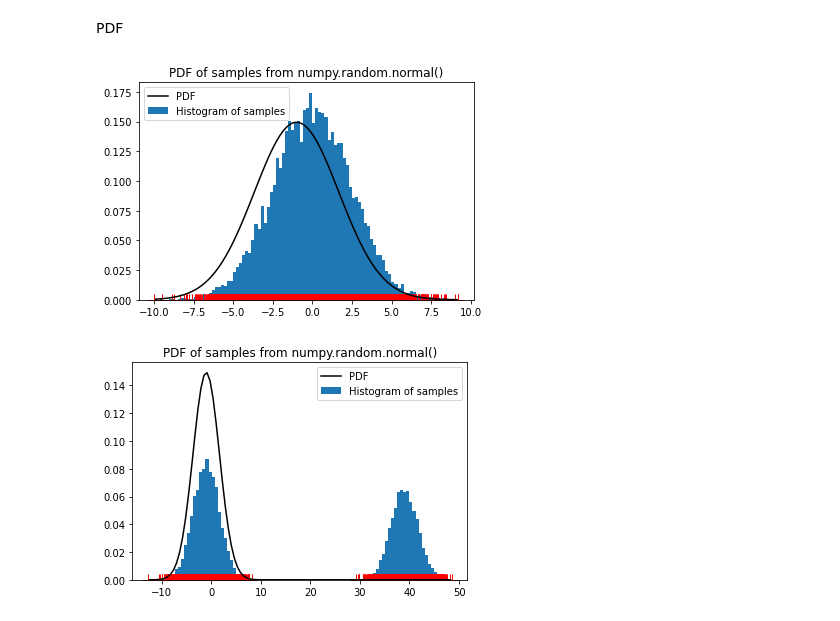
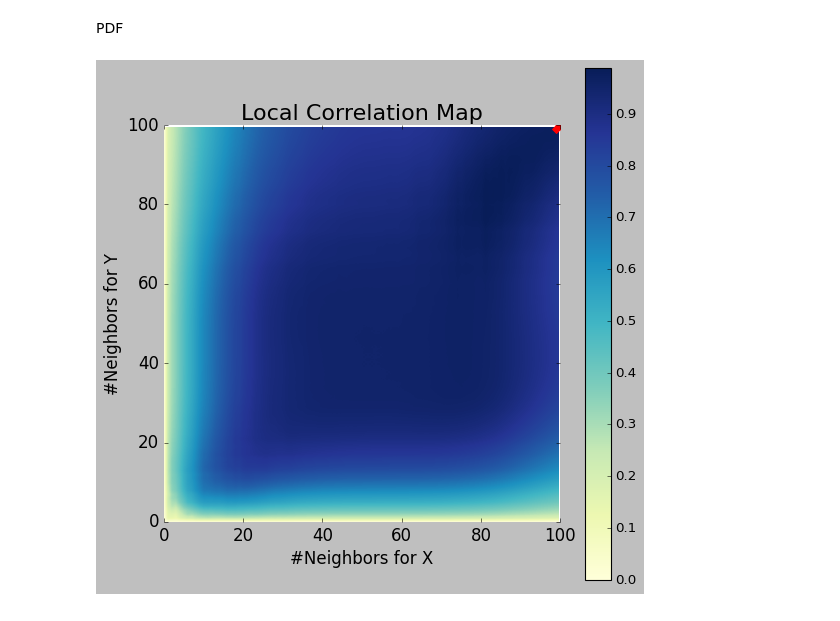
Before and after one commit to Algorithm-Model-Research/Existing_Function_VS_New_Function, a Jupyter notebook: Comparing.ipynb, the cells around one changed output. Drawn from its saved outputs; the diff is of its cells as text; code cells hidden in the pictures.

```diff
--- a/Comparing.ipynb
+++ b/Comparing.ipynb
@@ -8,6 +8,9 @@ from scipy.integrate import quad
 from scipy import stats
 import math
 from functools import partial
+import matplotlib.pyplot as plt
+plt.style.use('classic')
+from scipy.stats import multiscale_graphcorr
 # %%
 class Probability_Distribution_Function_AND_New_Function(object):
     def __init__(self, mu=0, sigma=1, length = 1000):
@@ -89,9 +159,7 @@ class Probability_Distribution_Function_AND_New_Function(object):
 # %%
 pdf_class = Probability_Distribution_Function_AND_New_Function(0,2.5,10000)
 pdf_class.plot_graphs()
+pdf_class.binolial_graph()
+pdf_class.representation_in2d()
 # %% [output]
-[figure, old version]
+[figure, new version]
-# %%
-pdf_class.binolial_graph()
-# %% [output]
-[figure, removed]
```
Also changed, not shown: parts of 2 cells of this notebook, 1 other file.
